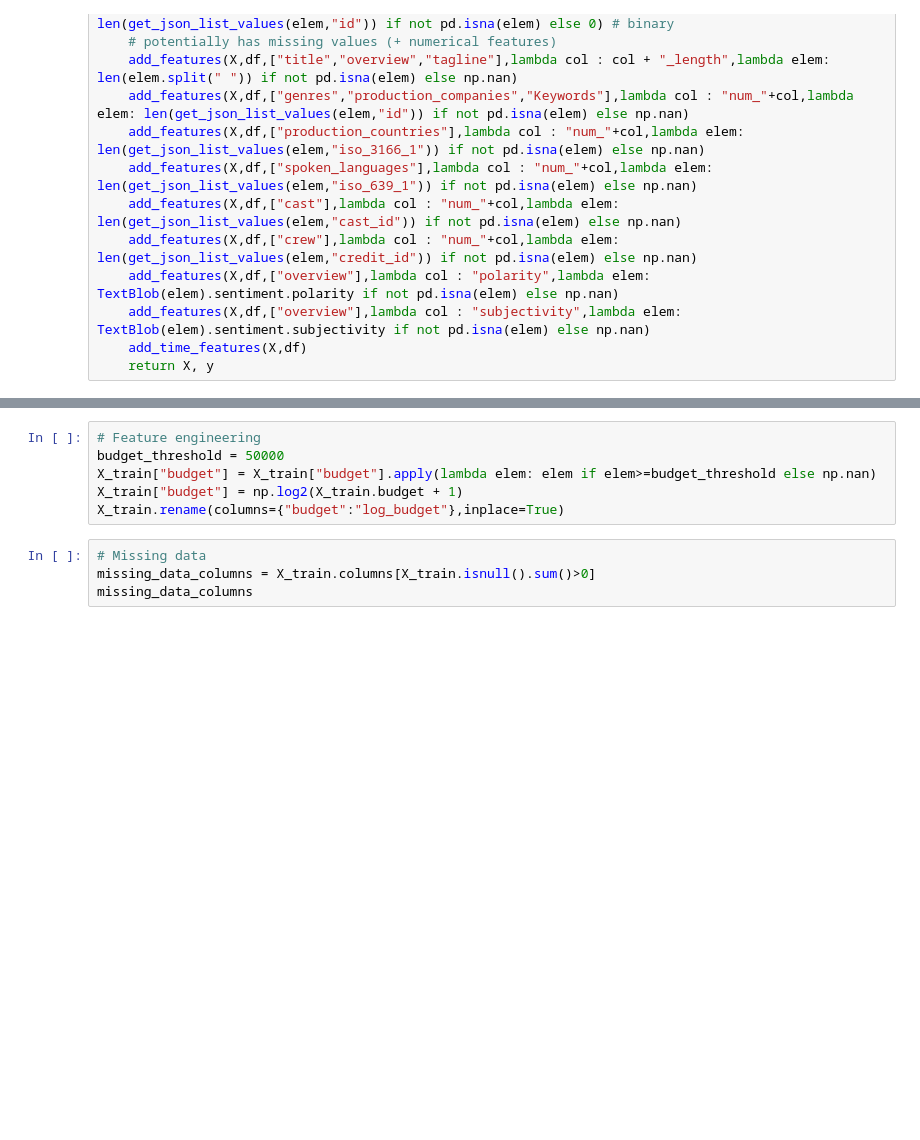
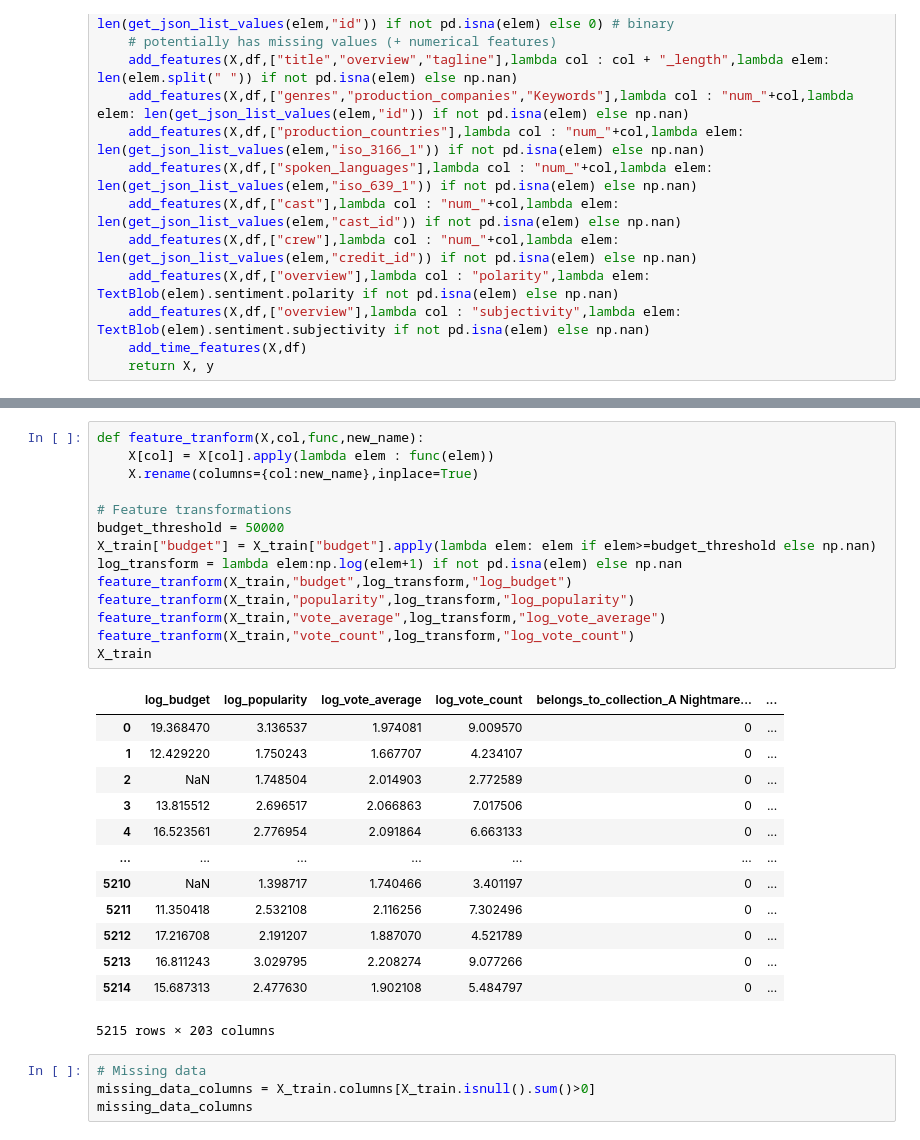
Before and after one commit to SharonPeled/hw1_094295, a Jupyter notebook: feature_engineering.ipynb, the cells around one changed output, grey strips where cells are left out. Drawn from its saved outputs; the diff is of its cells as text; blank space fills up the shorter version.

```diff
--- a/feature_engineering.ipynb
+++ b/feature_engineering.ipynb
@@ -112,12 +118,34 @@ X_train.head()
 | 2 | 0 | 4.746 | 6.5 | 15 | 0 | 0 | ... |
 | 3 | 1000000 | 13.828 | 6.9 | 1115 | 0 | 0 | ... |
 | 4 | 15000000 | 15.070 | 7.1 | 782 | 0 | 0 | ... |
-# %%
-# Feature engineering
-budget_threshold = 50000
-X_train["budget"] = X_train["budget"].apply(lambda elem: elem if elem>=budget_threshold else np.nan)
-X_train["budget"] = np.log2(X_train.budget + 1)
-X_train.rename(columns={"budget":"log_budget"},inplace=True)
+# %%
+def feature_tranform(X,col,func,new_name):
+    X[col] = X[col].apply(lambda elem : func(elem))
+    X.rename(columns={col:new_name},inplace=True)
+
+# Feature transformations
+budget_threshold = 50000
+X_train["budget"] = X_train["budget"].apply(lambda elem: elem if elem>=budget_threshold else np.nan)
+log_transform = lambda elem:np.log(elem+1) if not pd.isna(elem) else np.nan
+feature_tranform(X_train,"budget",log_transform,"log_budget")
+feature_tranform(X_train,"popularity",log_transform,"log_popularity")
+feature_tranform(X_train,"vote_average",log_transform,"log_vote_average")
+feature_tranform(X_train,"vote_count",log_transform,"log_vote_count")
+X_train
+# %% [output]
+|  | log_budget | log_popularity | log_vote_average | log_vote_count | belongs_to_collection_A Nightmare... | ... |
+| 0 | 19.368470 | 3.136537 | 1.974081 | 9.009570 | 0 | ... |
+| 1 | 12.429220 | 1.750243 | 1.667707 | 4.234107 | 0 | ... |
+| 2 | NaN | 1.748504 | 2.014903 | 2.772589 | 0 | ... |
+| 3 | 13.815512 | 2.696517 | 2.066863 | 7.017506 | 0 | ... |
+| 4 | 16.523561 | 2.776954 | 2.091864 | 6.663133 | 0 | ... |
+| ... | ... | ... | ... | ... | ... | ... |
+| 5210 | NaN | 1.398717 | 1.740466 | 3.401197 | 0 | ... |
+| 5211 | 11.350418 | 2.532108 | 2.116256 | 7.302496 | 0 | ... |
+| 5212 | 17.216708 | 2.191207 | 1.887070 | 4.521789 | 0 | ... |
+| 5213 | 16.811243 | 3.029795 | 2.208274 | 9.077266 | 0 | ... |
+| 5214 | 15.687313 | 2.477630 | 1.902108 | 5.484797 | 0 | ... |
+5215 rows × 203 columns
 # %%
 # Missing data
 missing_data_columns = X_train.columns[X_train.isnull().sum()>0]
```
Also changed, not shown: parts of 3 cells of this notebook, 1 other file.
